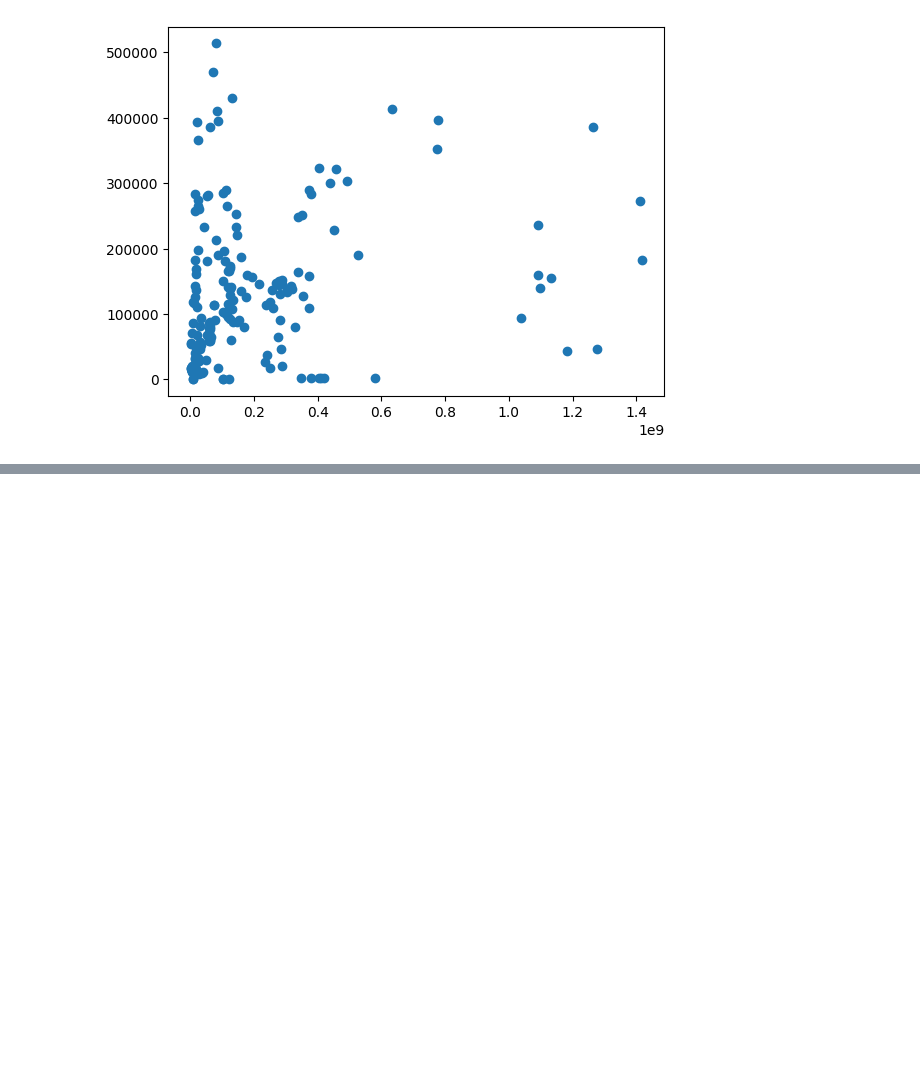
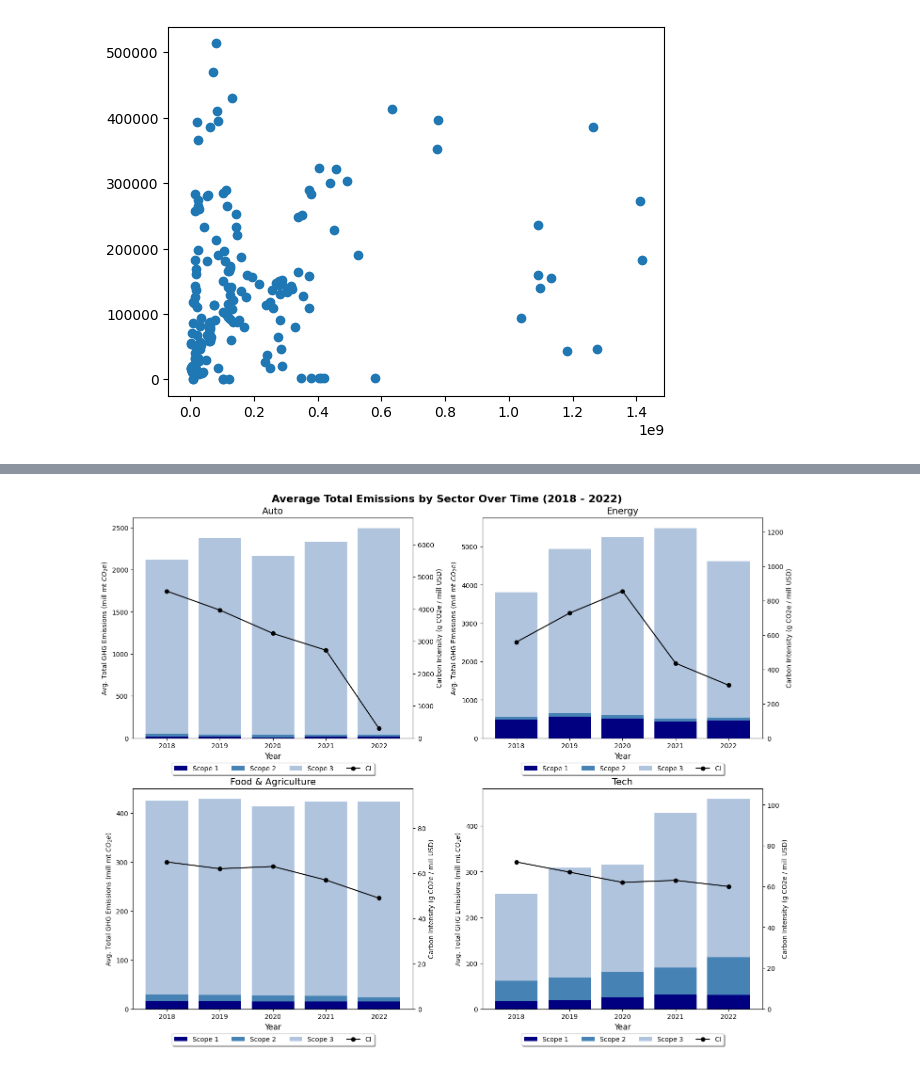
Before and after one commit to zcjanin/decarbonization-2024, a Jupyter notebook: Charts.ipynb, the cells around one changed output, grey strips where cells are left out. Drawn from its saved outputs; the diff is of its cells as text; code cells hidden in the pictures; blank space fills up the shorter version.

```diff
--- a/Charts.ipynb
+++ b/Charts.ipynb
@@ -143,0 +148,8 @@ sns.pairplot(hybrid)
+# %%
+avgci_BySector = sectors.pivot_table(
+    index='YEAR',
+    columns='SECTOR',
+    values='Adjusted CI',
+    aggfunc = np.mean
+).round(0).reset_index().drop([0])
+avgci_BySector
@@ -143,0 +163,31 @@ sns.pairplot(hybrid)
+# %%
+n=0
+row = [0, 0, 1, 1]
+colu = [0, 1, 0, 1]
+fig, ax1 = plt.subplots(2, 2, figsize=[15,12])
+for col in avg_BySector.columns[1:]:
+    ax1[row[n],colu[n]].bar(scope1_BySector['YEAR'], height=scope1_BySector[col], color='navy', label='Scope 1')
+    ax1[row[n],colu[n]].bar(scope2_BySector['YEAR'], height=scope2_BySector[col], bottom=scope1_BySector[col], color='steelblue', label='Scope 2')
+    ax1[row[n],colu[n]].bar(scope3_BySector['YEAR'], height=scope3_BySector[col], bottom=scope1_BySector[col]+scope2_BySector[col], color='lightsteelblue', label='Scope 3')
+
+    ax2 = ax1[row[n],colu[n]].twinx()
+    ax2.plot(avgci_BySector['YEAR'], avgci_BySector[col], color = 'black', marker = 'o', label='CI')
+
+
+
+    ax1[row[n],colu[n]].set_xlabel('Year', fontsize=12)
+    ax1[row[n],colu[n]].set_ylabel('Avg. Total GHG Emissions (mill mt $CO_{2}e$)')
+    ax2.set_ylabel('Carbon Intensity (g CO2e / mill USD)')
+    ax2.set_ylim(0, max(avgci_BySector[col])*1.5)
+    plt.title(col, fontsize=14)
+    plt.ylim(0, )
+    lines, labels = ax1[row[n],colu[n]].get_legend_handles_labels()
+    lines2, labels2 = ax2.get_legend_handles_labels()
+    ax2.legend(lines + lines2, labels + labels2, loc='lower center', bbox_to_anchor=(0.5, -0.18), fancybox=True, shadow=True, ncol=4)
+    # plt.legend()
+    n+=1
+
+plt.suptitle('Average Total Emissions by Sector Over Time (2018 - 2022)', fontsize=16, fontweight='bold')
+plt.tight_layout()
+# %% [output]
+[figure, added]
```
Also changed, not shown: parts of 6 cells of this notebook, 1 other file.
